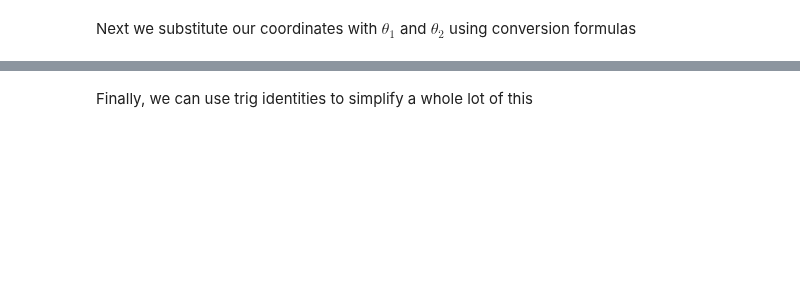
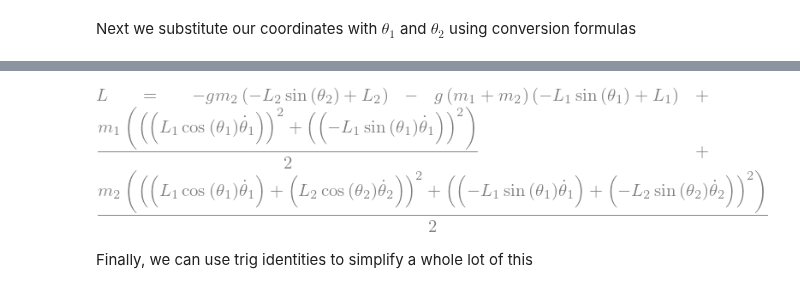
Before and after one commit to andydevs/andys-notebook-legacy, a Jupyter notebook: notebook/simulating-a-double-pendulum.ipynb, the cells around one changed output, grey strips where cells are left out. Cells and saved outputs as stored; diff of their text form; code cells hidden in the pictures; blank space fills up the shorter version.

```diff
--- a/notebook/simulating-a-double-pendulum.ipynb
+++ b/notebook/simulating-a-double-pendulum.ipynb
@@ -91,6 +109,8 @@ equation('L', L)
 Next we substitute our coordinates with $\theta_1$ and $\theta_2$ using conversion formulas
 # %%
 th1, th2 = spm.dynamicsymbols('\\theta_1 \\theta_2') # Theta coordiates
+th1d = th1.diff()
+th2d = th2.diff()
 
 # Substitution
 Lth = L.subs({
@@ -105,3 +124,4 @@ $\displaystyle L = - g m_{2} \left(- L_{2} \sin{\left(\theta_{2} \right)} + L_{2
+[figure, added]
 # %% [markdown]
 Finally, we can use trig identities to simplify a whole lot of this
 # %%
```
Also changed, not shown: parts of 15 cells of this notebook.
